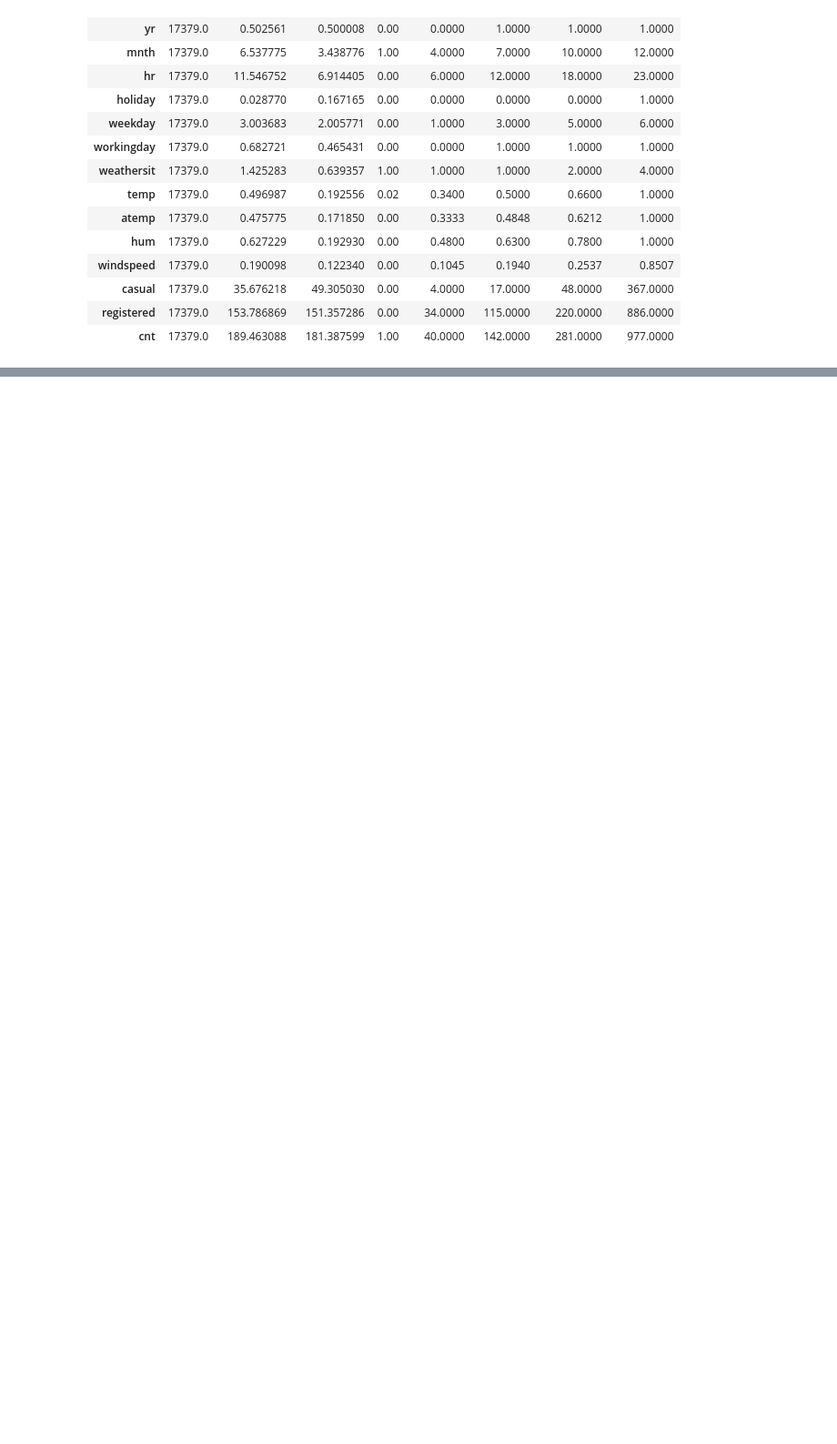
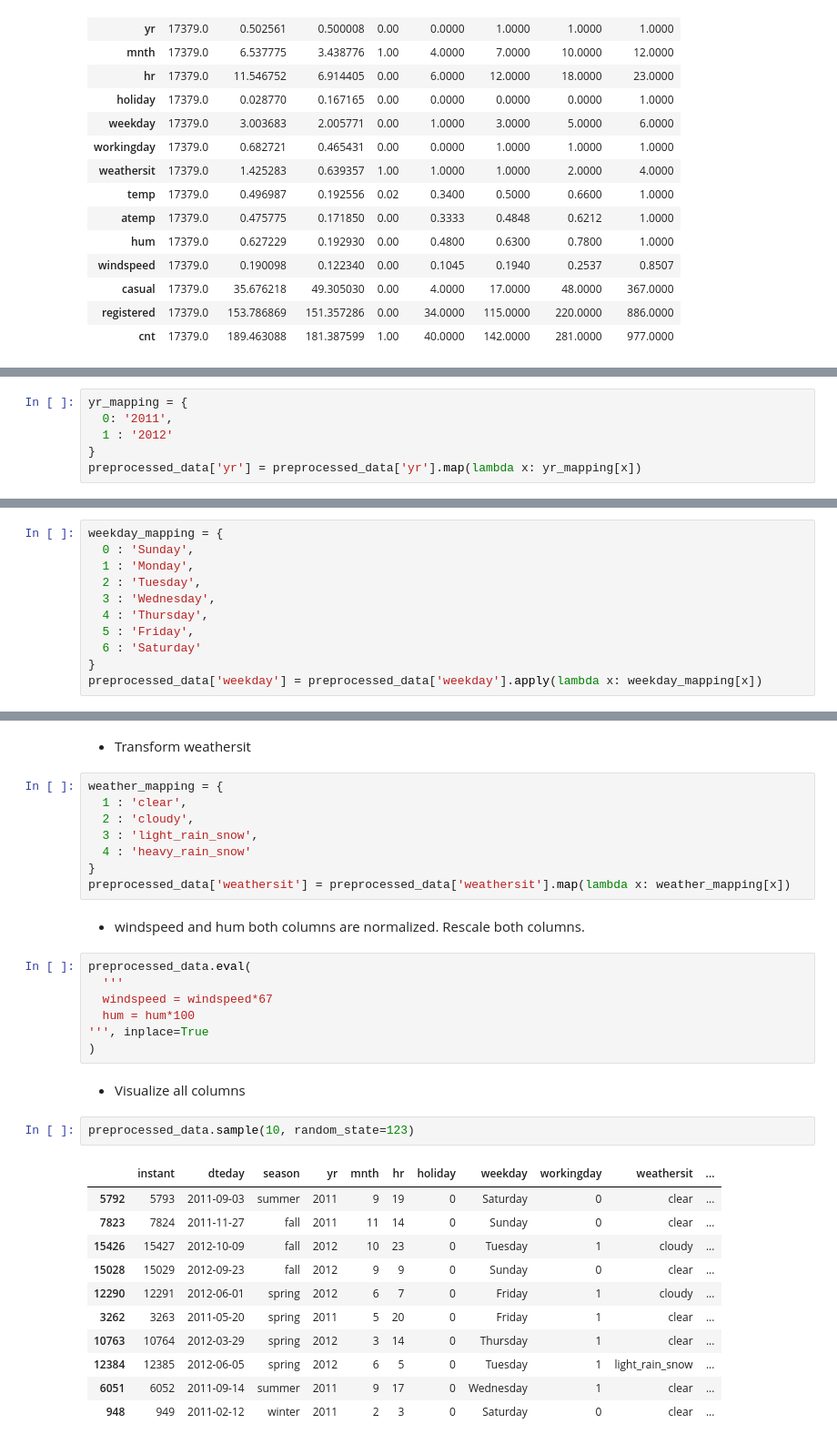
Before and after one commit to roysunanda/Bike_Sharing_Analysis, a Jupyter notebook: bike_sharing_analysis.ipynb, the cells around one changed output, grey strips where cells are left out. Shown at 91% size. Saved outputs shown, nothing was run; the diff lists cells and outputs as text; blank space fills up the shorter version.

```diff
--- a/bike_sharing_analysis.ipynb
+++ b/bike_sharing_analysis.ipynb
@@ -92,0 +133,6 @@ hourly_data.describe().T
+# %%
+yr_mapping = {
+  0: '2011',
+  1 : '2012'
+}
+preprocessed_data['yr'] = preprocessed_data['yr'].map(lambda x: yr_mapping[x])
@@ -92,0 +150,11 @@ hourly_data.describe().T
+# %%
+weekday_mapping = {
+  0 : 'Sunday',
+  1 : 'Monday',
+  2 : 'Tuesday',
+  3 : 'Wednesday',
+  4 : 'Thursday',
+  5 : 'Friday',
+  6 : 'Saturday'
+}
+preprocessed_data['weekday'] = preprocessed_data['weekday'].apply(lambda x: weekday_mapping[x])
@@ -92,0 +170,35 @@ hourly_data.describe().T
+# %% [markdown]
+- Transform weathersit
+# %%
+weather_mapping = {
+  1 : 'clear',
+  2 : 'cloudy',
+  3 : 'light_rain_snow',
+  4 : 'heavy_rain_snow'
+}
+preprocessed_data['weathersit'] = preprocessed_data['weathersit'].map(lambda x: weather_mapping[x])
+# %% [markdown]
+- windspeed and hum both columns are normalized. Rescale both columns.
+# %%
+preprocessed_data.eval(
+  '''
+  windspeed = windspeed*67
+  hum = hum*100
+''', inplace=True
+)
+# %% [markdown]
+- Visualize all columns
+# %%
+preprocessed_data.sample(10, random_state=123)
+# %% [output]
+|  | instant | dteday | season | yr | mnth | hr | holiday | weekday | workingday | weathersit | ... |
+| 5792 | 5793 | 2011-09-03 | summer | 2011 | 9 | 19 | 0 | Saturday | 0 | clear | ... |
+| 7823 | 7824 | 2011-11-27 | fall | 2011 | 11 | 14 | 0 | Sunday | 0 | clear | ... |
+| 15426 | 15427 | 2012-10-09 | fall | 2012 | 10 | 23 | 0 | Tuesday | 1 | cloudy | ... |
+| 15028 | 15029 | 2012-09-23 | fall | 2012 | 9 | 9 | 0 | Sunday | 0 | clear | ... |
+| 12290 | 12291 | 2012-06-01 | spring | 2012 | 6 | 7 | 0 | Friday | 1 | cloudy | ... |
+| 3262 | 3263 | 2011-05-20 | spring | 2011 | 5 | 20 | 0 | Friday | 1 | clear | ... |
+| 10763 | 10764 | 2012-03-29 | spring | 2012 | 3 | 14 | 0 | Thursday | 1 | clear | ... |
+| 12384 | 12385 | 2012-06-05 | spring | 2012 | 6 | 5 | 0 | Tuesday | 1 | light_rain_snow | ... |
+| 6051 | 6052 | 2011-09-14 | summer | 2011 | 9 | 17 | 0 | Wednesday | 1 | clear | ... |
+| 948 | 949 | 2011-02-12 | winter | 2011 | 2 | 3 | 0 | Saturday | 0 | clear | ... |
```
Also changed, not shown: parts of 14 cells of this notebook.
